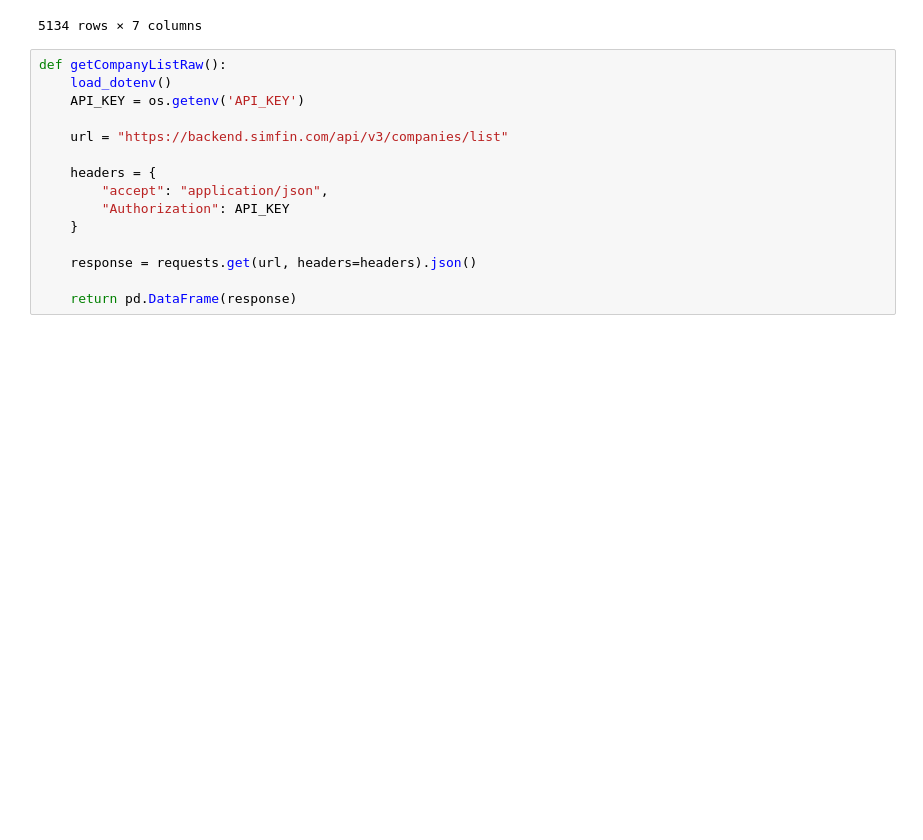
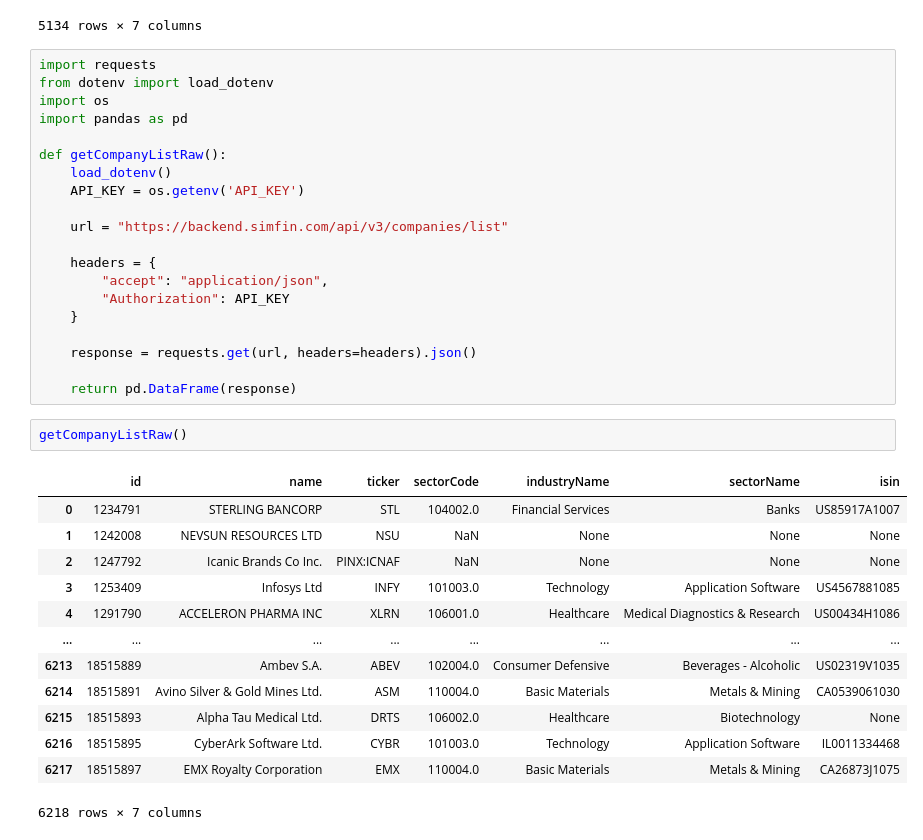
Before and after one commit to sajodajo/FinIDX-G4, a Jupyter notebook: EDA.ipynb, the cells around one changed output. Drawn from its saved outputs; the diff is of its cells as text; blank space fills up the shorter version.

```diff
--- a/EDA.ipynb
+++ b/EDA.ipynb
@@ -571,6 +576,11 @@ getCompanyList()
 | 6217 | 18515897 | EMX Royalty Corporation | EMX | 110004.0 | Basic Materials | Metals & Mining | CA26873J1075 |
 5134 rows × 7 columns
 # %%
+import requests
+from dotenv import load_dotenv
+import os
+import pandas as pd
+
 def getCompanyListRaw():
     load_dotenv()
     API_KEY = os.getenv('API_KEY')
@@ -585,3 +595,19 @@ def getCompanyListRaw():
     response = requests.get(url, headers=headers).json()
 
     return pd.DataFrame(response)
+# %%
+getCompanyListRaw()
+# %% [output]
+|  | id | name | ticker | sectorCode | industryName | sectorName | isin |
+| 0 | 1234791 | STERLING BANCORP | STL | 104002.0 | Financial Services | Banks | US85917A1007 |
+| 1 | 1242008 | NEVSUN RESOURCES LTD | NSU | NaN | None | None | None |
+| 2 | 1247792 | Icanic Brands Co Inc. | PINX:ICNAF | NaN | None | None | None |
+| 3 | 1253409 | Infosys Ltd | INFY | 101003.0 | Technology | Application Software | US4567881085 |
+| 4 | 1291790 | ACCELERON PHARMA INC | XLRN | 106001.0 | Healthcare | Medical Diagnostics & Research | US00434H1086 |
+| ... | ... | ... | ... | ... | ... | ... | ... |
+| 6213 | 18515889 | Ambev S.A. | ABEV | 102004.0 | Consumer Defensive | Beverages - Alcoholic | US02319V1035 |
+| 6214 | 18515891 | Avino Silver & Gold Mines Ltd. | ASM | 110004.0 | Basic Materials | Metals & Mining | CA0539061030 |
+| 6215 | 18515893 | Alpha Tau Medical Ltd. | DRTS | 106002.0 | Healthcare | Biotechnology | None |
+| 6216 | 18515895 | CyberArk Software Ltd. | CYBR | 101003.0 | Technology | Application Software | IL0011334468 |
+| 6217 | 18515897 | EMX Royalty Corporation | EMX | 110004.0 | Basic Materials | Metals & Mining | CA26873J1075 |
+6218 rows × 7 columns
```
Also changed, not shown: parts of 1 cell of this notebook, 2 other files.
